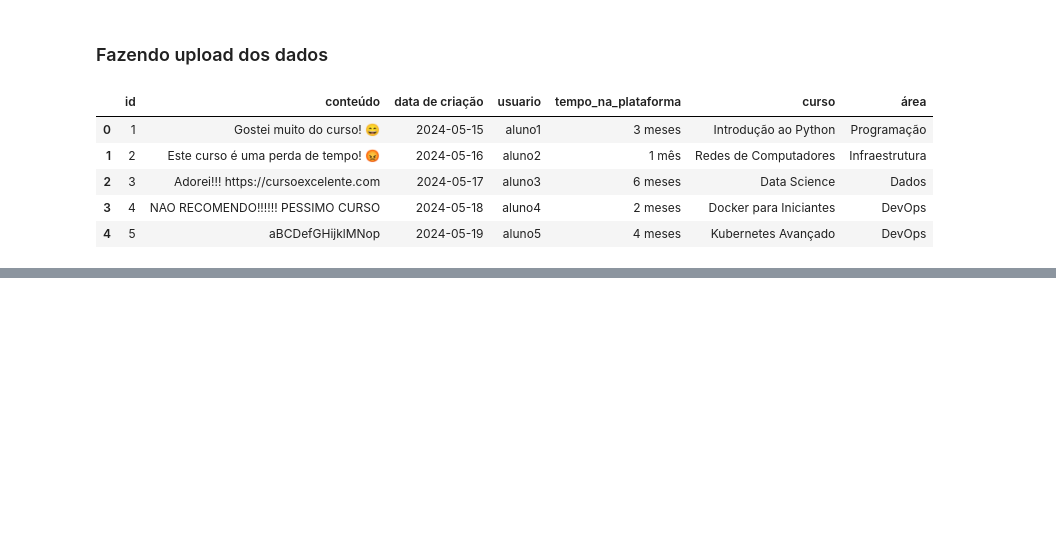
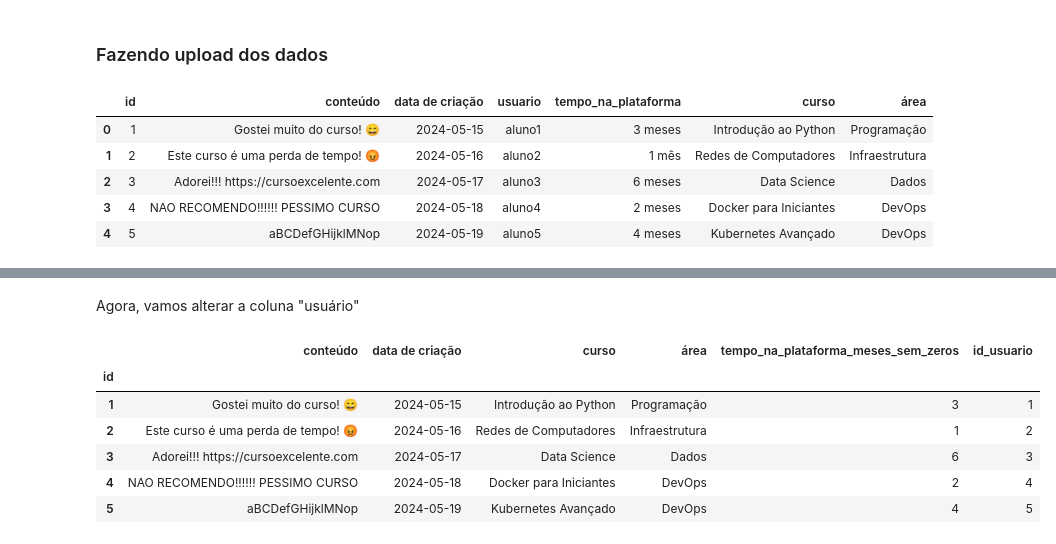
Before and after one commit to mariaiteixeira/desafio_dados, a Jupyter notebook: Desafio_Data_Science.ipynb, the cells around one changed output, grey strips where cells are left out. Saved outputs shown, nothing was run; the diff lists cells and outputs as text; code cells hidden in the pictures; blank space fills up the shorter version.

```diff
--- a/Desafio_Data_Science.ipynb
+++ b/Desafio_Data_Science.ipynb
@@ -85,6 +68,8 @@ dados["tempo_na_plataforma_meses_sem_zeros"] = dados["tempo_na_plataforma_em_mes
 dados.drop("tempo_na_plataforma", axis=1, inplace=True)
 # %%
 dados.drop("tempo_na_plataforma_em_meses", axis=1, inplace=True)
+# %%
+dados["tempo_na_plataforma_meses_sem_zeros"] = pd.to_numeric(dados["tempo_na_plataforma_meses_sem_zeros"], errors='coerce')
 # %%
 dados.head()
 # %% [output]
@@ -94,3 +79,25 @@ dados.head()
 | 2 | 3 | Adorei!!! https://cursoexcelente.com | 2024-05-17 | aluno3 | Data Science | Dados | 6 |
 | 3 | 4 | NAO RECOMENDO!!!!!! PESSIMO CURSO | 2024-05-18 | aluno4 | Docker para Iniciantes | DevOps | 2 |
 | 4 | 5 | aBCDefGHijklMNop | 2024-05-19 | aluno5 | Kubernetes Avançado | DevOps | 4 |
+# %% [markdown]
+Agora, vamos alterar a coluna "usuário"
+# %%
+# Extrair o número de cada valor da coluna "aluno" usando uma expressão regular
+dados["id_usuario"] = dados["usuario"].str.extract("(\d+)")
+# %%
+# Converter a coluna "id_usuario" para tipo inteiro
+dados["id_usuario"] = pd.to_numeric(dados["id_usuario"], errors='coerce')
+# %%
+#remover a coluna inicial "usuario"
+dados.drop("usuario", axis=1, inplace=True)
+# %%
+#verificando
+dados.head()
+# %% [output]
+|  | conteúdo | data de criação | curso | área | tempo_na_plataforma_meses_sem_zeros | id_usuario |
+| id |  |  |  |  |  |  |
+| 1 | Gostei muito do curso! 😄 | 2024-05-15 | Introdução ao Python | Programação | 3 | 1 |
+| 2 | Este curso é uma perda de tempo! 😡 | 2024-05-16 | Redes de Computadores | Infraestrutura | 1 | 2 |
+| 3 | Adorei!!! https://cursoexcelente.com | 2024-05-17 | Data Science | Dados | 6 | 3 |
+| 4 | NAO RECOMENDO!!!!!! PESSIMO CURSO | 2024-05-18 | Docker para Iniciantes | DevOps | 2 | 4 |
+| 5 | aBCDefGHijklMNop | 2024-05-19 | Kubernetes Avançado | DevOps | 4 | 5 |
```
Also changed, not shown: parts of 7 cells of this notebook.
